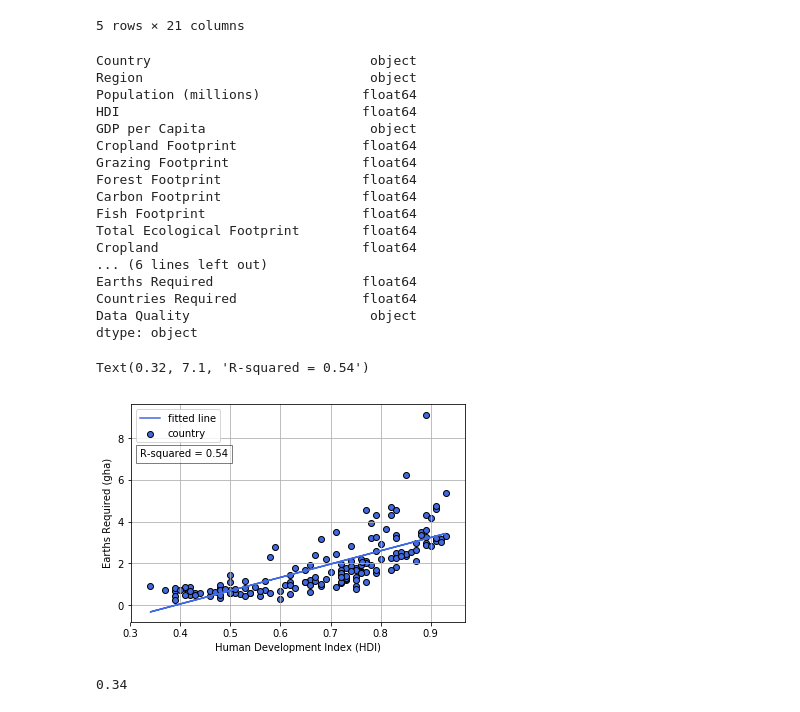
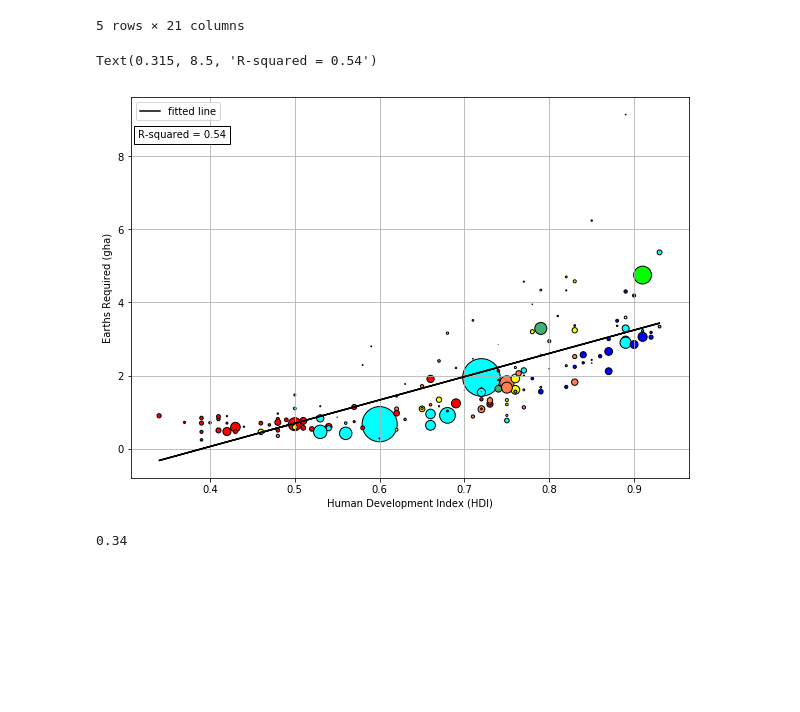
Before and after one commit to limbz-sami/Eco_footprint, a Jupyter notebook: Global Footprint.ipynb, the cells around one changed output. Cells and saved outputs as stored; diff of their text form; code cells hidden in the pictures; blank space fills up the shorter version.

```diff
--- a/Global Footprint.ipynb
+++ b/Global Footprint.ipynb
@@ -18,23 +18,3 @@ Global_footprint_df.head()
 | 3 | Angola | Africa | 20.82 | 0.52 | $4,665.91 | 0.33 | ... |
 | 4 | Antigua and Barbuda | Latin America | 0.09 | 0.78 | $13,205.10 | NaN | ... |
 5 rows × 21 columns
-# %%
-Global_footprint_df.dtypes
-# %% [output]
-Country                            object
-Region                             object
-Population (millions)             float64
-HDI                               float64
-GDP per Capita                     object
-Cropland Footprint                float64
-Grazing Footprint                 float64
-Forest Footprint                  float64
-Carbon Footprint                  float64
-Fish Footprint                    float64
-Total Ecological Footprint        float64
-Cropland                          float64
-... (6 lines left out)
-Earths Required                   float64
-Countries Required                float64
-Data Quality                       object
-dtype: object
@@ -49,15 +21,45 @@ fit = intercept + slope*x
-# %%
-fig, ax = plt.subplots()
-ax.scatter(x, y, marker='o', color = 'royalblue', edgecolor = 'k', label = 'country')
-plt.plot(x, fit, 'royalblue', label='fitted line')
-plt.legend()
-plt.grid()
-plt.xlabel('Human Development Index (HDI)')
-plt.ylabel('Earths Required (gha)')
-plt.text(0.32, 7.1, "R-squared = 0.54",bbox=dict(facecolor='white', alpha=0.5))
-# %% [output]
-Text(0.32, 7.1, 'R-squared = 0.54')
-[figure, removed]
+# %%
+#removing empty data from the dataset
+clean_dataset = Global_footprint_df.dropna()
+
+#defining variables
+x = clean_dataset['HDI'].values.tolist()
+y = clean_dataset['Earths Required'].values.tolist()
+s = clean_dataset['Population (millions)'].values.tolist()
+
+#define colors
+def color_attribute(region):
+    colors = {
+        "Africa": "red",
+        "Asia-Pacific":"aqua",
+        "European Union":"blue",
+        "Latin America":'coral',
+        "Middle East/Central Asia":'yellow',
+        "North America": "lime",
+        "Northern/Eastern Europe": "mediumseagreen"}
+    return colors.get(region, 'black')
+
+color_region = []
+countries = len(clean_dataset['Region'])
+for country in range(countries):
+    color_region.append(color_attribute((clean_dataset['Region'].tolist())[country]))
+
+# linear regression stats and fitline
+slope, intercept, r_value, p_value, _ = stats.linregress(x,y)
+fit = intercept + slope*(np.array(x))
+
+#Scatter plot
+fig, ax = plt.subplots(figsize = (10,7))
+ax.scatter(x, y, s, c = color_region, alpha = 1, edgecolor = 'k')
+plt.plot(x, fit, 'black', label='fitted line')
+plt.legend()
+plt.grid()
+plt.xlabel('Human Development Index (HDI)')
+plt.ylabel('Earths Required (gha)')
+plt.text(0.315, 8.5, "R-squared = 0.54",bbox=dict(facecolor='white', alpha=1))
+# %% [output]
+Text(0.315, 8.5, 'R-squared = 0.54')
+[figure, added]
 # %%
 Global_footprint_df['HDI'].max()
 Global_footprint_df['HDI'].min()
```
Also changed, not shown: parts of 20 cells of this notebook.
